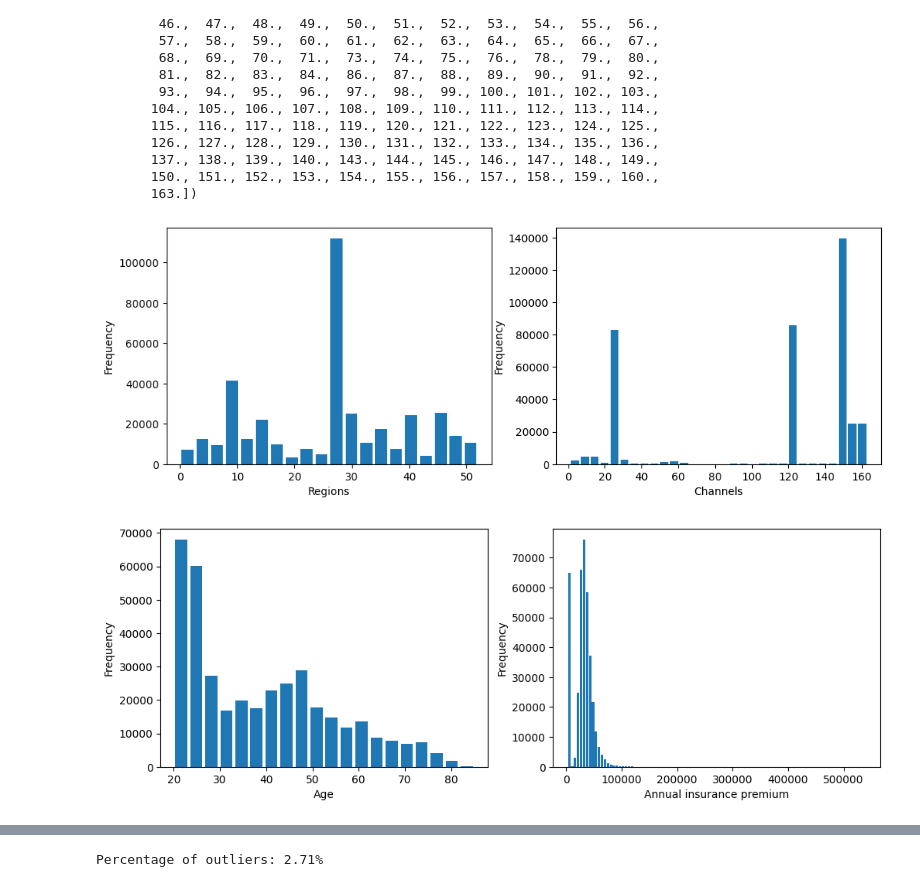
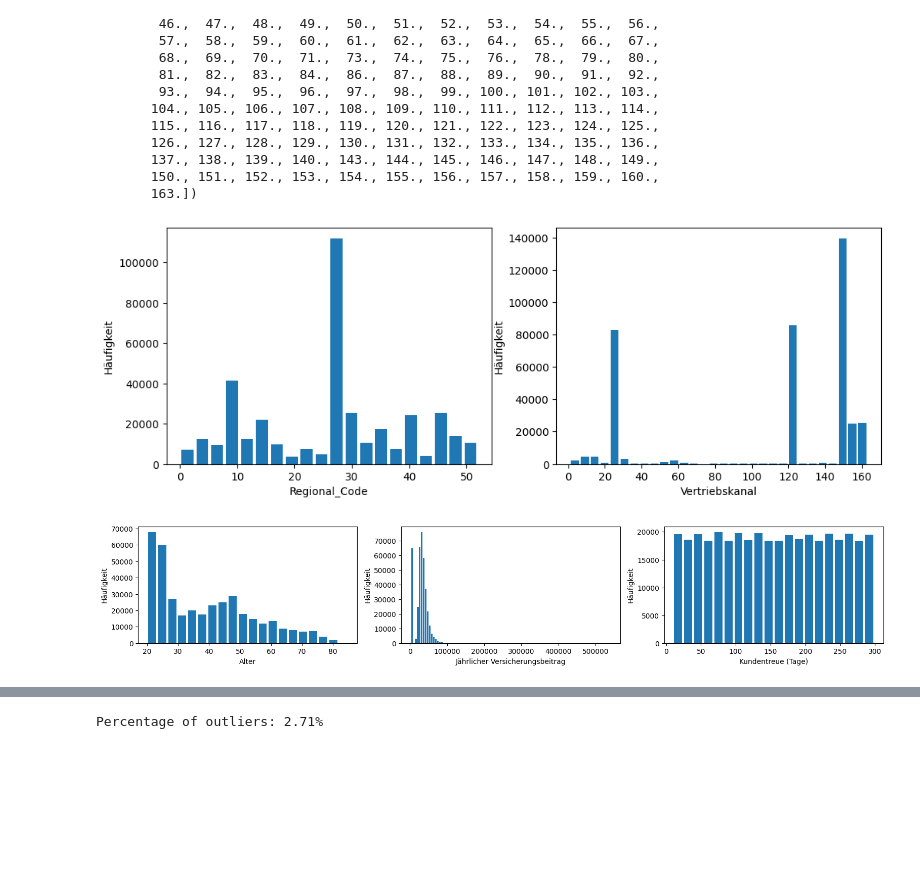
Before and after one commit to mariamorskovatykh/coding_challenge, a Jupyter notebook: affinity_modelling.ipynb, the cells around one changed output, grey strips where cells are left out. Saved outputs shown, nothing was run; the diff lists cells and outputs as text; code cells hidden in the pictures; blank space fills up the shorter version.

```diff
--- a/affinity_modelling.ipynb
+++ b/affinity_modelling.ipynb
@@ -209,36 +209,39 @@ fig = plt.figure(figsize=(12,4))
 
 plt.subplot(1, 2, 1)
 plt.hist(data['Regional_Code'], bins=20, rwidth=0.8)
-plt.xlabel('Regions')
-plt.ylabel('Frequency')
+plt.xlabel('Regional_Code')
+plt.ylabel('Häufigkeit')
 
 plt.subplot(1, 2, 2)
 plt.hist(data['Vertriebskanal'], bins=30, rwidth=0.8)
-plt.xlabel('Channels')
-plt.ylabel('Frequency')
+plt.xlabel('Vertriebskanal')
+plt.ylabel('Häufigkeit')
 
 plt.show()
 # %% [output]
-[figure, old version]
+[figure, new version]
 # %%
 # Check numerical features
 
-# Check age and annual premium
-fig = plt.figure(figsize=(12,4))
+fig = plt.figure(figsize=(19,3))
 
-plt.subplot(1, 2, 1)
+plt.subplot(1, 3, 1)
 plt.hist(data['Alter'], bins=20, rwidth=0.8)
-plt.xlabel('Age')
-plt.ylabel('Frequency')
+plt.xlabel('Alter')
+plt.ylabel('Häufigkeit')
 
-plt.subplot(1, 2, 2)
+plt.subplot(1, 3, 2)
 plt.hist(data['Jahresbeitrag'], bins=100, rwidth=0.8)
-plt.xlabel('Annual insurance premium')
-plt.ylabel('Frequency')
+plt.xlabel('Jährlicher Versicherungsbeitrag')
+plt.ylabel('Häufigkeit')
 
+plt.subplot(1, 3, 3)
+plt.hist(data['Kundentreue'], bins=20, rwidth=0.8)
+plt.xlabel('Kundentreue (Tage)')
+plt.ylabel('Häufigkeit')
 plt.show()
 # %% [output]
-[figure, old version]
+[figure, new version]
 # %%
 # Plot boxplot of Jahresbeitrag column
 plt.boxplot(data['Jahresbeitrag'])
```
Also changed, not shown: parts of 89 cells of this notebook.
